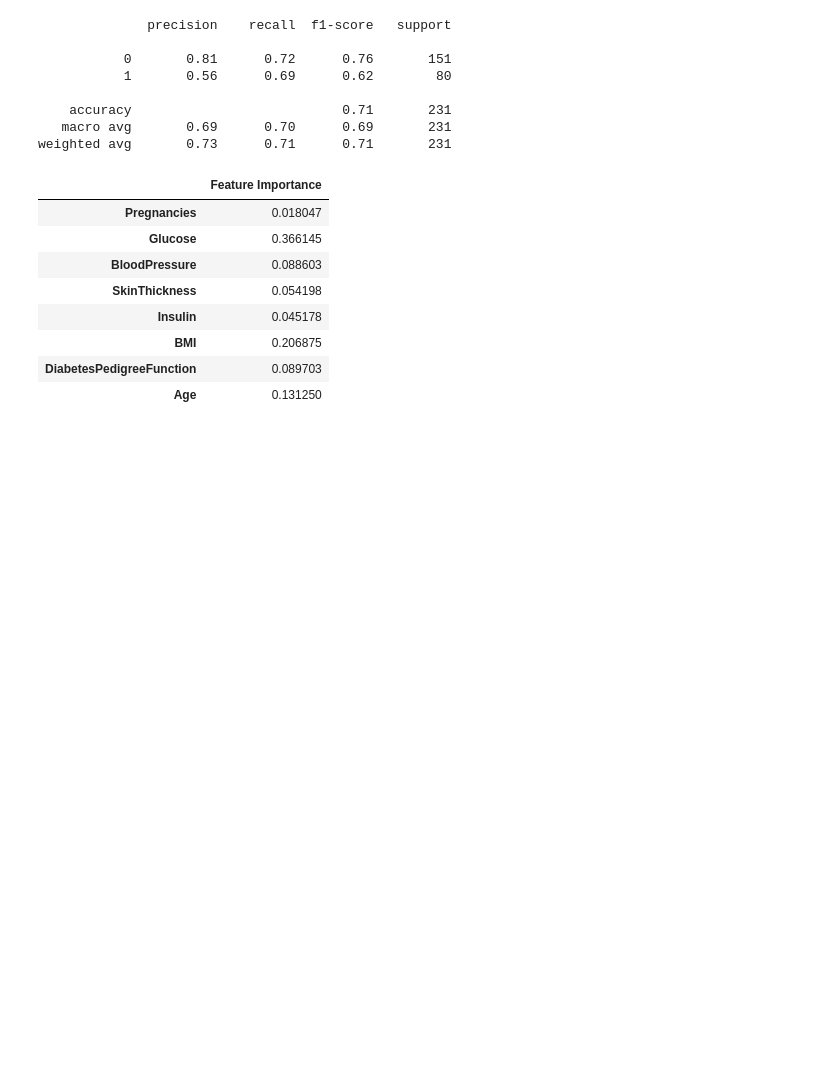
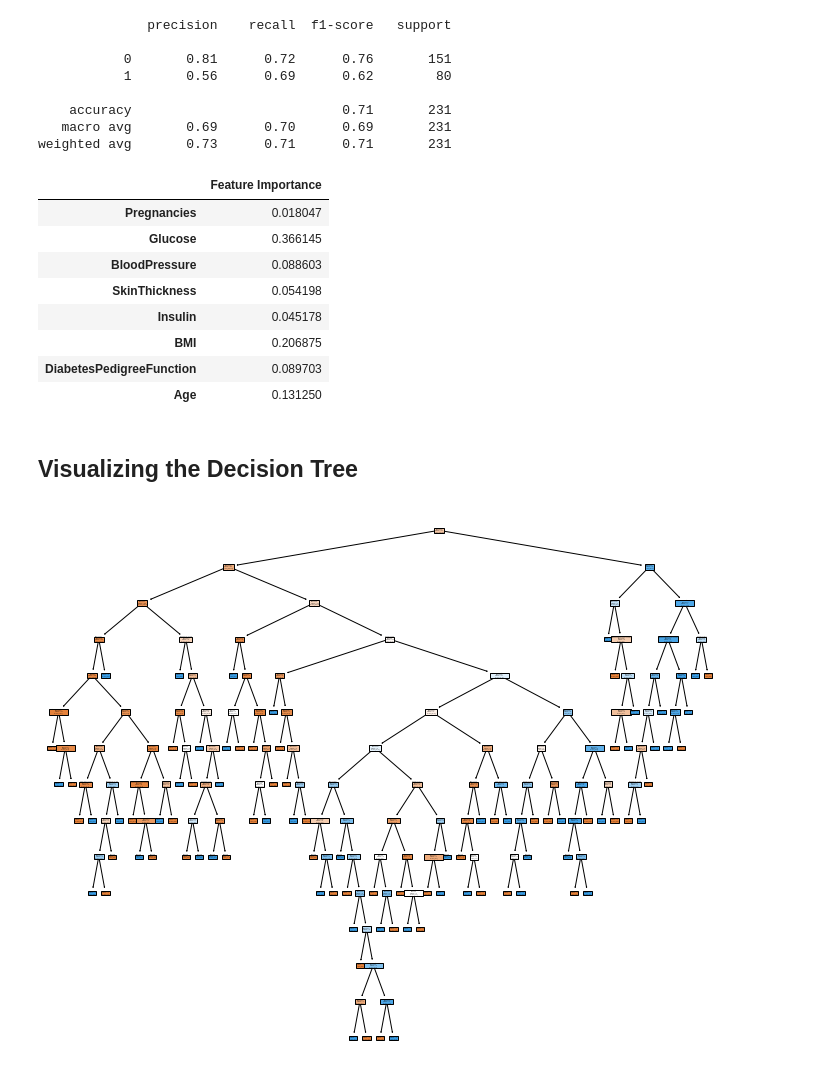
Before and after one commit to Pushpakdesale08/Diabetes-Data-Prediction-by-Decision-Tree, a Jupyter notebook: Diabetes Python_file.ipynb, the cells around one changed output. Drawn from its saved outputs; the diff is of its cells as text; code cells hidden in the pictures; blank space fills up the shorter version.

```diff
--- a/Diabetes Python_file.ipynb
+++ b/Diabetes Python_file.ipynb
@@ -116,9 +124,13 @@ pd.DataFrame(index=X.columns, data= model.feature_importances_, columns= ['Featu
 | BMI | 0.206875 |
 | DiabetesPedigreeFunction | 0.089703 |
 | Age | 0.131250 |
+# %% [markdown]
+## Visualizing the Decision Tree
 # %%
 from sklearn.tree import plot_tree
 # %%
 plt.figure(figsize= (12, 10))
-plot_tree(model)
+plot_tree(model, filled=True, feature_names=X.columns)
 plt.show()
+# %% [output]
+[figure, added]
```
Also changed, not shown: parts of 4 cells of this notebook.
